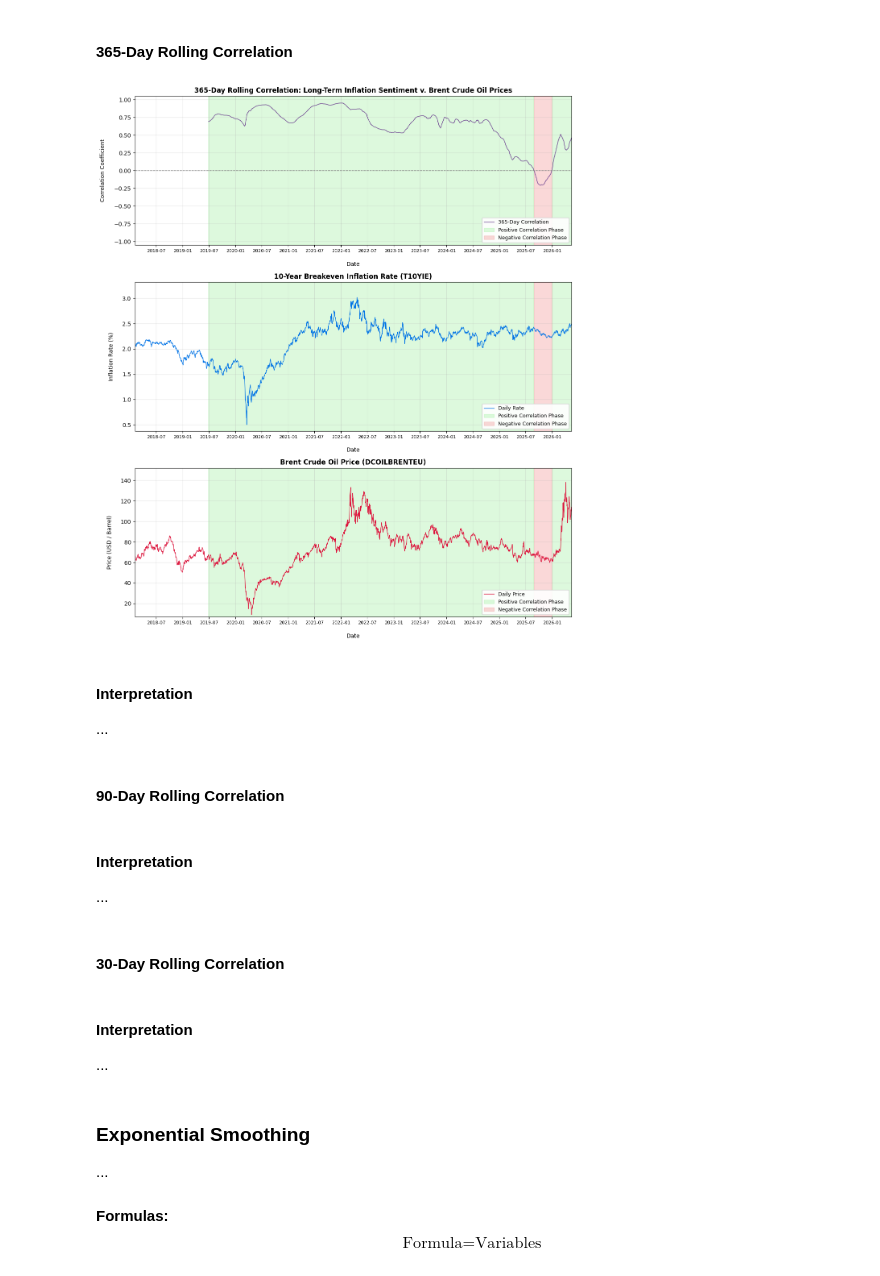
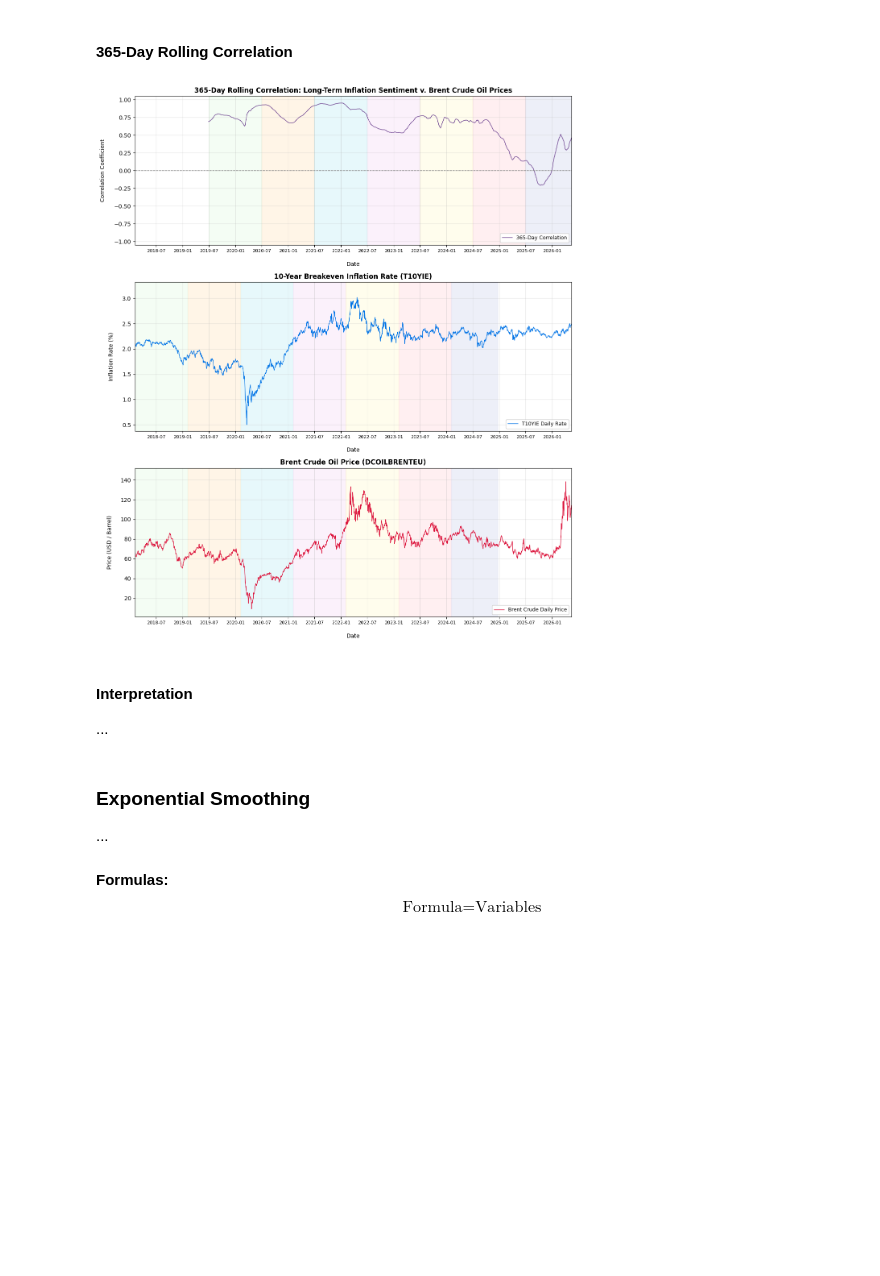
Before and after one commit to Ryan-Page-2024/Investigating-Inflation, a Jupyter notebook: Investigating_Inflation.ipynb, the cells around one changed output. Saved outputs shown, nothing was run; the diff lists cells and outputs as text; code cells hidden in the pictures; blank space fills up the shorter version.

```diff
--- a/Investigating_Inflation.ipynb
+++ b/Investigating_Inflation.ipynb
@@ -1263,78 +1263,89 @@ roll_corr.head()
 # Define Window Period
 roll_corr['rolling_corr_365'] = roll_corr['T10YIE'].rolling(window=365).corr(roll_corr['DCOILBRENTEU'])
 
-# Establish absolute date boundaries from the underlying data to lock the axes
+# Establish Absolute Date Boundaries
 min_date = roll_corr['observation_date'].min()
 max_date = roll_corr['observation_date'].max()
 
-# Create a 3-panel stacked chart
+# Create the 365-day alternating block phase series based on the macro timelines
+days_elapsed = (roll_corr['observation_date'] - min_date).dt.days
+roll_corr['time_phase'] = (days_elapsed // 365) % 7
+
+# Create 3-panel Stacked Chart
 fig, (ax1, ax2, ax3) = plt.subplots(3, 1, figsize=(12, 14))
 plt.margins(x=0.0001)
 
-# Helper function to apply background shading, date formatting, and labels to each plot area
-def format_independent_panel(ax, condition_series):
+# Handle Graph Format
+def format_independent_panel(ax, condition_series, mode):
     ax.grid(alpha=0.3)
-
-    # Force identical timeline limits across all charts to fix auto-scaling misalignment
     ax.set_xlim(min_date, max_date)
 
-    # Empty spans register the phase color handles to the legend automatically
-    ax.axvspan(np.nan, np.nan, color='#90EE90', alpha=0.3, label='Positive Correlation Phase')
-    ax.axvspan(np.nan, np.nan, color='#F08080', alpha=0.3, label='Negative Correlation Phase')
+    # Updated to 7 unique phases with distinct pastel colors
+    color_map = {
+        0: {'color': '#DBF9DB'},  # Soft Green
+        1: {'color': '#FFE0B2'},  # Soft Orange
+        2: {'color': '#B2EBF2'},  # Soft Cyan
+        3: {'color': '#F2D1F2'},  # Soft Purple
+        4: {'color': '#FFF9C4'},  # Soft Yellow
+        5: {'color': '#FFCDD2'},  # Soft Red/Pink
+        6: {'color': '#C5CAE9'}   # Soft Blue/Indigo
+    }
 
-    # Vectorized background fill boundaries
     ymin, ymax = ax.get_ylim()
-    ax.fill_between(roll_corr['observation_date'], ymin, ymax, where=(condition_series >= 0), color='#90EE90', alpha=0.3)
-    ax.fill_between(roll_corr['observation_date'], ymin, ymax, where=(condition_series < 0), color='#F08080', alpha=0.3)
+    aligned_conditions = condition_series.copy().astype(float)
+
+    if mode == 'correlation':
+        aligned_conditions = aligned_conditions.shift(365)
+
+    elif mode == 'macro':
+        aligned_conditions.iloc[-365:] = np.nan
+
+    # Fill background dynamically
+    for phase, settings in color_map.items():
+        ax.fill_between(
+            roll_corr['observation_date'],
+            ymin,
+            ymax,
+            where=(aligned_conditions == phase),
+            color=settings['color'],
+            alpha=0.3
+        )
+
     ax.set_ylim(ymin, ymax)
-
-    # Explicit X-axis date assignments for every panel
     ax.set_xlabel('Date', labelpad=15)
     ax.tick_params(axis='x', labelsize=8)
     ax.xaxis.set_major_locator(mdates.MonthLocator(bymonth=[1, 7]))
     ax.xaxis.set_major_formatter(mdates.DateFormatter('%Y-%m'))
-
-    # Render independent legend box
     ax.legend(loc='lower right', fontsize=9, framealpha=0.9)
 
 # 365-Day Rolling Correlation
 ax1.set_title('365-Day Rolling Correlation: Long-Term Inflation Sentiment v. Brent Crude Oil Prices', fontsize=12, fontweight='bold')
 ax1.plot(roll_corr['observation_date'], roll_corr['rolling_corr_365'], label='365-Day Correlation', color='#6E4491', linewidth=1)
-ax1.axhline(0, color='grey', linestyle='--', linewidth=1, zorder=4)
+ax1.axhline(0, color='grey', linestyle='--', linewidth=1)
 ax1.set_ylabel('Correlation Coefficient', labelpad=15)
 ax1.set_ylim(-1.05, 1.05)
-format_independent_panel(ax1, roll_corr['rolling_corr_365'])
+format_independent_panel(ax1, roll_corr['time_phase'], mode='correlation')
 
 # T10YIE
 ax2.set_title('10-Year Breakeven Inflation Rate (T10YIE)', fontsize=12, fontweight='bold')
-ax2.plot(roll_corr['observation_date'], roll_corr['T10YIE'], label='Daily Rate', color='#0073e6', linewidth=1)
+ax2.plot(roll_corr['observation_date'], roll_corr['T10YIE'], label='T10YIE Daily Rate', color='#0073e6', linewidth=1)
 ax2.set_ylabel('Inflation Rate (%)', labelpad=15)
 ax2.set_ylim(roll_corr['T10YIE'].min() * 0.75, roll_corr['T10YIE'].max() * 1.1)
-format_independent_panel(ax2, roll_corr['rolling_corr_365'])
+format_independent_panel(ax2, roll_corr['time_phase'], mode='macro')
 
 # DCOILBRENTEU
 ax3.set_title('Brent Crude Oil Price (DCOILBRENTEU)', fontsize=12, fontweight='bold')
-ax3.plot(roll_corr['observation_date'], roll_corr['DCOILBRENTEU'], label='Daily Price', color='#DC143C', linewidth=1)
+ax3.plot(roll_corr['observation_date'], roll_corr['DCOILBRENTEU'], label='Brent Crude Daily Price', color='#DC143C', linewidth=1)
 ax3.set_ylabel('Price (USD / Barrel)', labelpad=15)
-ax3.set_ylim(roll_corr['DCOILBRENTEU'].min() * 0.75, roll_corr['DCOILBRENTEU'].max() * 1.1)
-format_independent_panel(ax3, roll_corr['rolling_corr_365'])
+ax3.set_ylim(roll_corr['DCOILBRENTEU'].min() * 0.1, roll_corr['DCOILBRENTEU'].max() * 1.1)
+format_independent_panel(ax3, roll_corr['time_phase'], mode='macro')
 
 plt.tight_layout()
 # %% [output]
-[figure, old version]
+[figure, new version]
 # %% [markdown]
 #### Interpretation
 ...
-# %% [markdown]
-#### 90-Day Rolling Correlation
-# %% [markdown]
-#### Interpretation
-...
-# %% [markdown]
-#### 30-Day Rolling Correlation
-# %% [markdown]
-#### Interpretation
-...
 # %% [markdown]
 ### Exponential Smoothing
 ...
```
Also changed, not shown: parts of 3 cells of this notebook.
